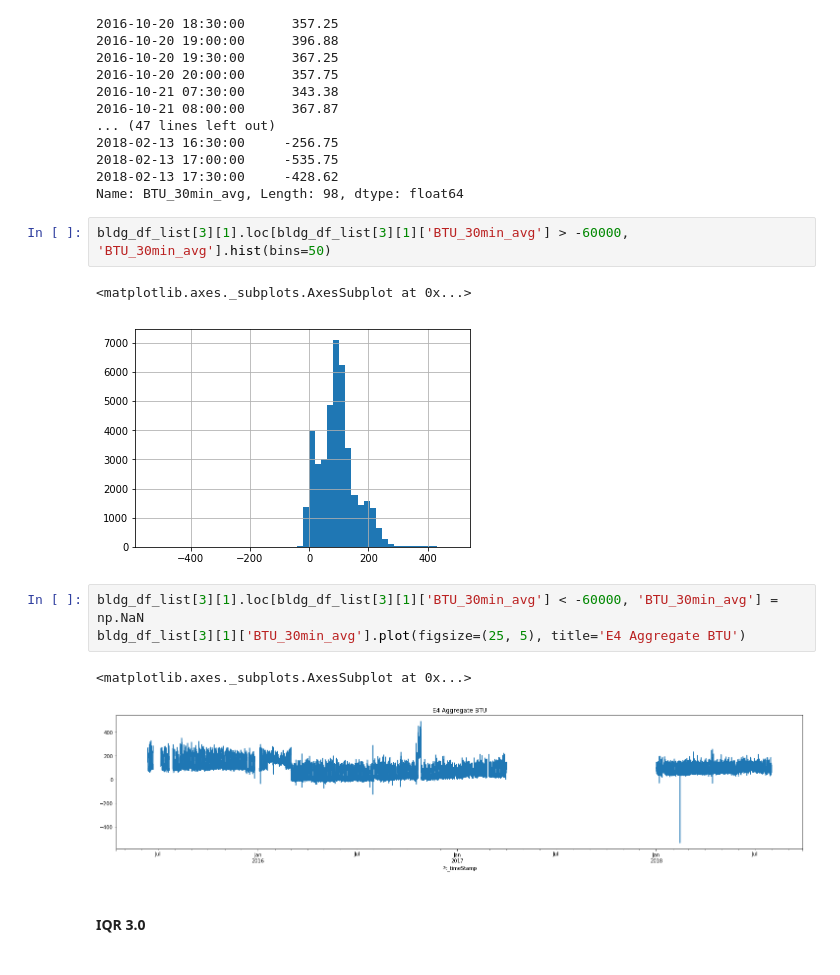
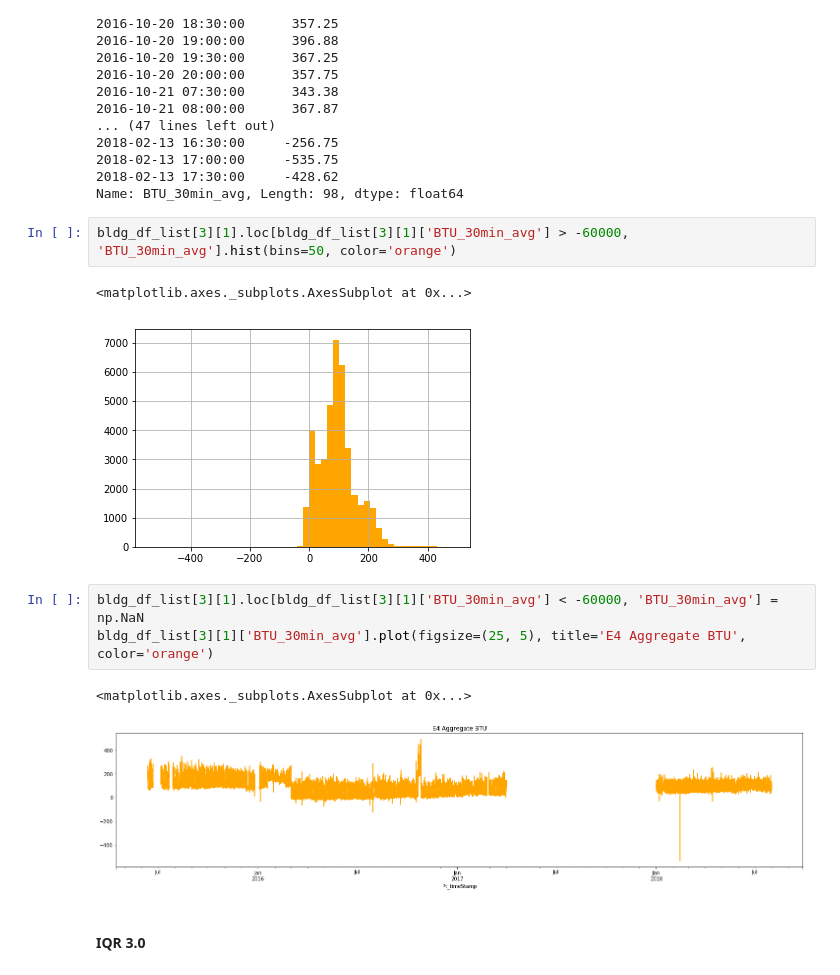
Before and after one commit to tkokkeng/KE5105-Time-Series-Forecasting, a Jupyter notebook: exploration/etl9.explore_btu.ipynb, the cells around one changed output. Drawn from its saved outputs; the diff is of its cells as text.

```diff
--- a/exploration/etl9.explore_btu.ipynb
+++ b/exploration/etl9.explore_btu.ipynb
@@ -710,16 +780,16 @@ Pt_timeStamp
 2018-02-13 17:30:00     -428.62
 Name: BTU_30min_avg, Length: 98, dtype: float64
 # %%
-bldg_df_list[3][1].loc[bldg_df_list[3][1]['BTU_30min_avg'] > -60000, 'BTU_30min_avg'].hist(bins=50)
+bldg_df_list[3][1].loc[bldg_df_list[3][1]['BTU_30min_avg'] > -60000, 'BTU_30min_avg'].hist(bins=50, color='orange')
 # %% [output]
 <matplotlib.axes._subplots.AxesSubplot at 0x...>
-[figure, old version]
+[figure, new version]
 # %%
 bldg_df_list[3][1].loc[bldg_df_list[3][1]['BTU_30min_avg'] < -60000, 'BTU_30min_avg'] = np.NaN
-bldg_df_list[3][1]['BTU_30min_avg'].plot(figsize=(25, 5), title='E4 Aggregate BTU')
+bldg_df_list[3][1]['BTU_30min_avg'].plot(figsize=(25, 5), title='E4 Aggregate BTU', color='orange')
 # %% [output]
 <matplotlib.axes._subplots.AxesSubplot at 0x...>
-[figure, old version]
+[figure, new version]
 # %% [markdown]
 #### IQR 3.0
 # %%
```
Also changed, not shown: parts of 31 cells of this notebook.
